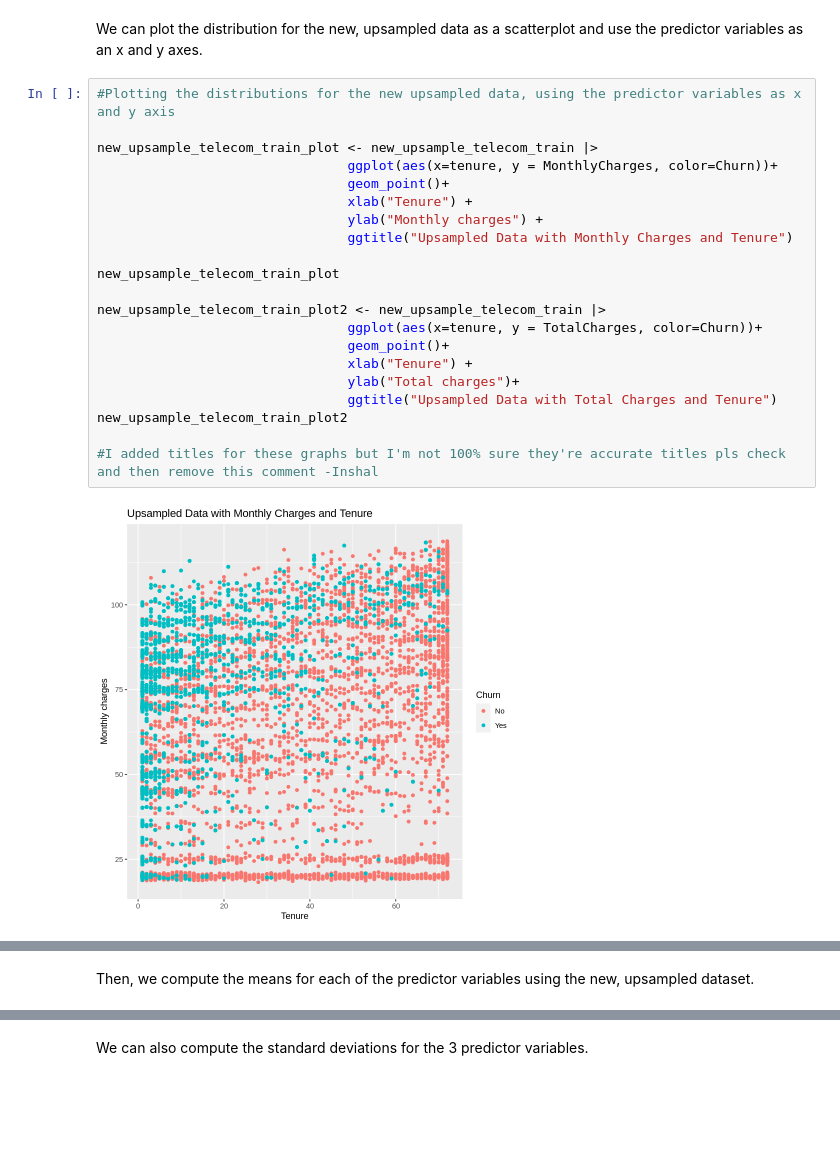
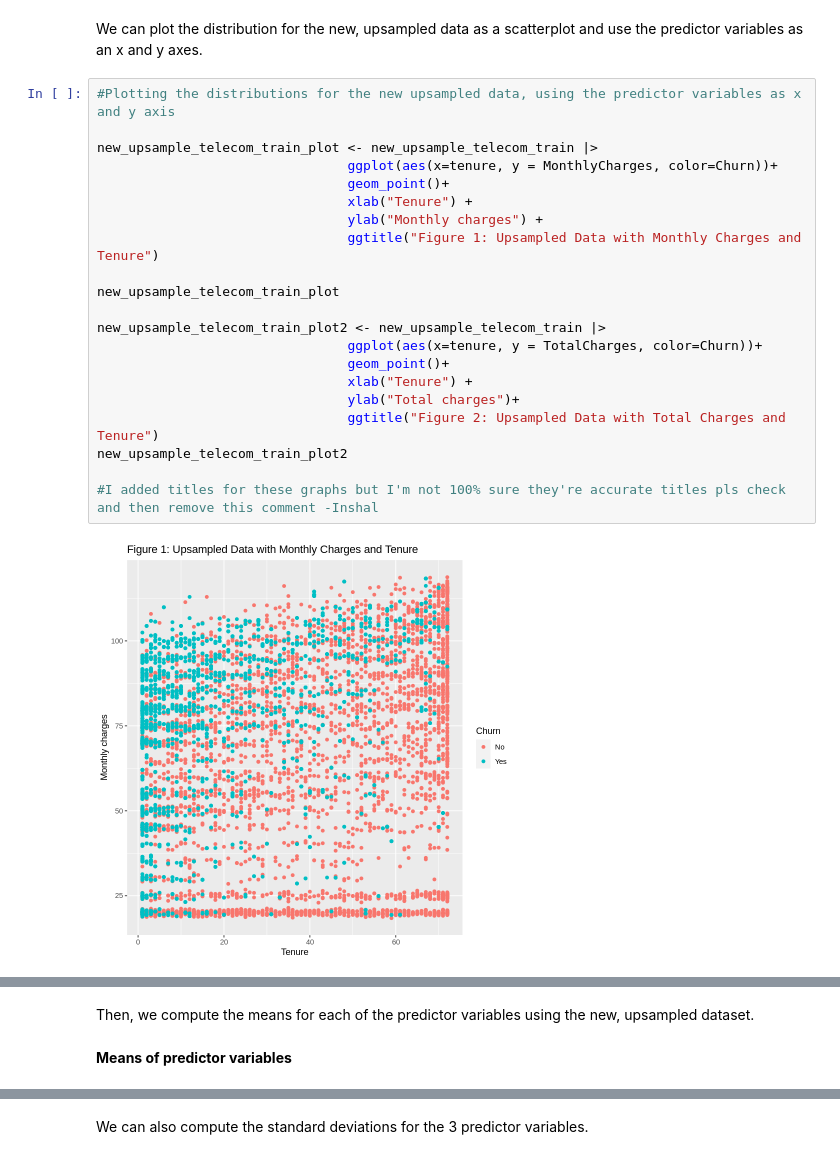
Before and after one commit to hardy1273/churn-analysis-dsci-100, a Jupyter notebook: workingdocument.ipynb, the cells around one changed output, grey strips where cells are left out. Cells and saved outputs as stored; diff of their text form; blank space fills up the shorter version.

Commit message:
added headings and titles to graphs

```diff
--- a/workingdocument.ipynb
+++ b/workingdocument.ipynb
@@ -139,23 +139,23 @@ We can plot the distribution for the new, upsampled data as a scatterplot and us
 # %%
 #Plotting the distributions for the new upsampled data, using the predictor variables as x and y axis
 
 new_upsample_telecom_train_plot <- new_upsample_telecom_train |>
                                 ggplot(aes(x=tenure, y = MonthlyCharges, color=Churn))+
                                 geom_point()+
                                 xlab("Tenure") +
                                 ylab("Monthly charges") +
-                                ggtitle("Upsampled Data with Monthly Charges and Tenure")
+                                ggtitle("Figure 1: Upsampled Data with Monthly Charges and Tenure")
 
 new_upsample_telecom_train_plot
 
 new_upsample_telecom_train_plot2 <- new_upsample_telecom_train |>
                                 ggplot(aes(x=tenure, y = TotalCharges, color=Churn))+
                                 geom_point()+
                                 xlab("Tenure") +
                                 ylab("Total charges")+
-                                ggtitle("Upsampled Data with Total Charges and Tenure")
+                                ggtitle("Figure 2: Upsampled Data with Total Charges and Tenure")
 new_upsample_telecom_train_plot2
 
 #I added titles for these graphs but I'm not 100% sure they're accurate titles pls check and then remove this comment -Inshal
 # %% [output]
-[figure, old version]
+[figure, new version]
@@ -163,3 +163,5 @@ new_upsample_telecom_train_plot2
 # %% [markdown]
 Then, we compute the means for each of the predictor variables using the new, upsampled dataset.
+# %% [markdown]
+**Means of predictor variables**
 # %%
```
Also changed, not shown: parts of 8 cells of this notebook.
